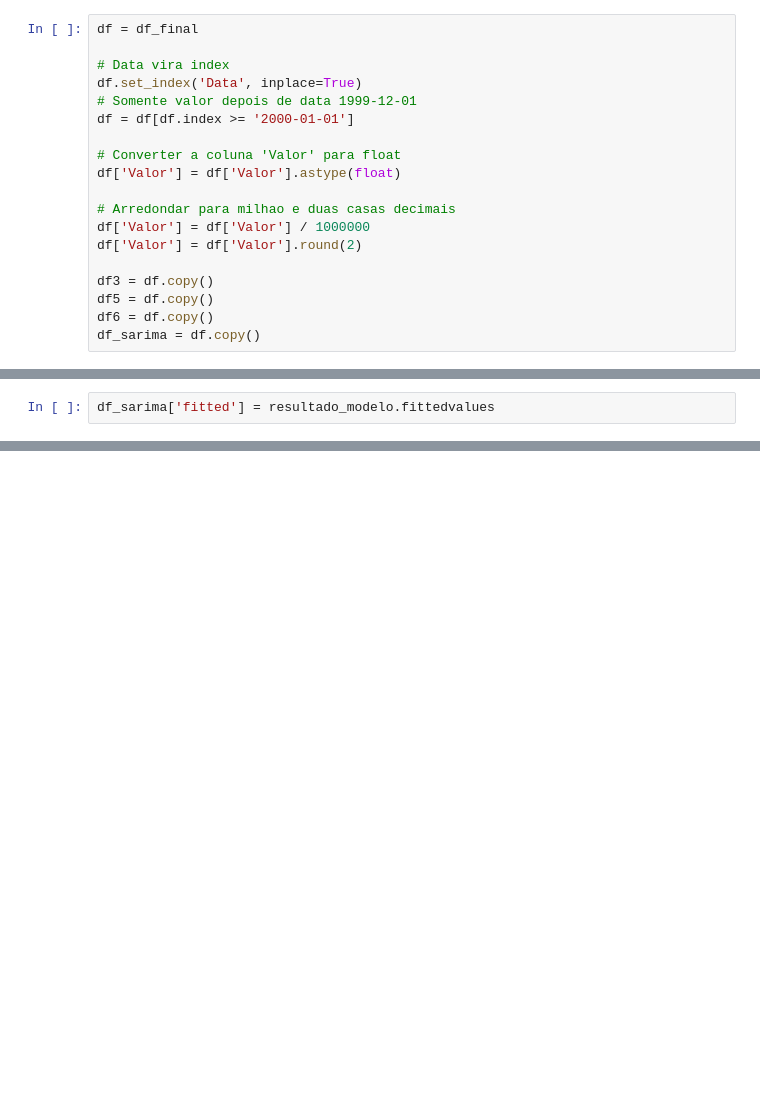
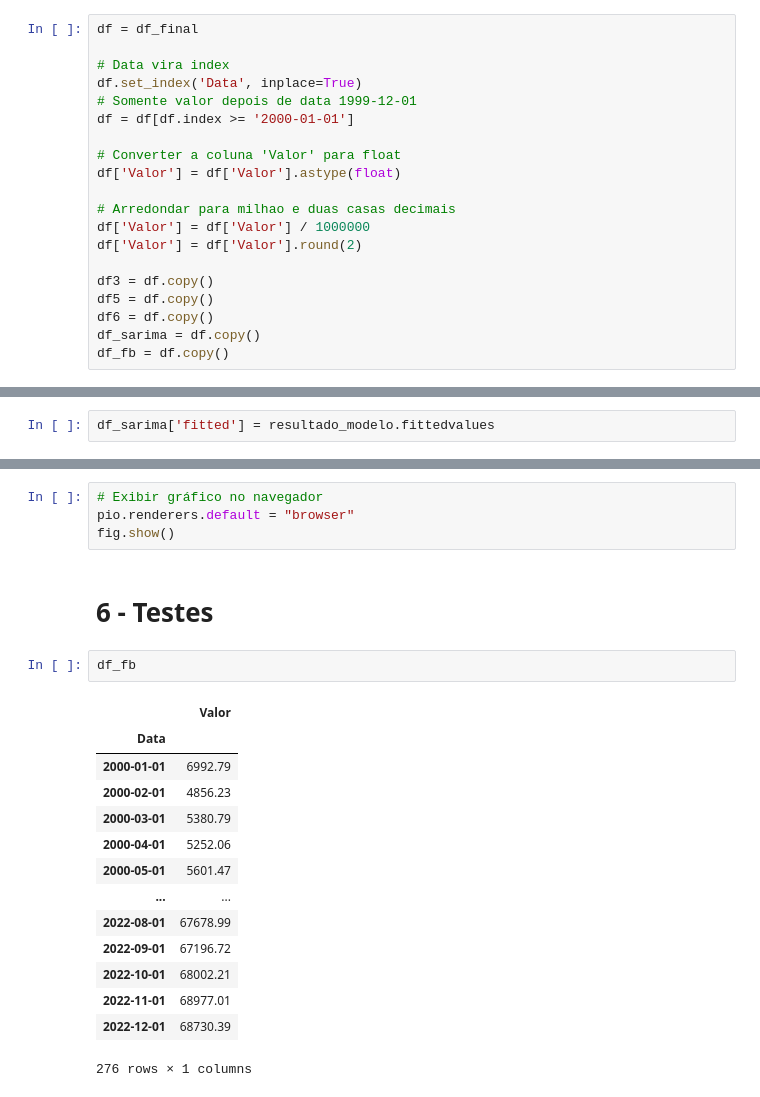
Before and after one commit to victordornelos/tcc_cap3, a Jupyter notebook: cap3.ipynb, the cells around one changed output, grey strips where cells are left out. Saved outputs shown, nothing was run; the diff lists cells and outputs as text; blank space fills up the shorter version.

```diff
--- a/cap3.ipynb
+++ b/cap3.ipynb
@@ -85,6 +85,7 @@ df3 = df.copy()
 df5 = df.copy()
 df6 = df.copy()
 df_sarima = df.copy()
+df_fb = df.copy()
 # %%
 # Ler o arquivo ajustando o cabeçalho para a segunda linha
 df_grupo = pd.read_csv('ativos_grupos.csv', sep=';', encoding='latin1', header=1)
@@ -860,0 +1026,23 @@ plt.show()
+# %%
+# Exibir gráfico no navegador
+pio.renderers.default = "browser"
+fig.show()
+# %% [markdown]
+# 6 - Testes
+# %%
+df_fb
+# %% [output]
+|  | Valor |
+| Data |  |
+| 2000-01-01 | 6992.79 |
+| 2000-02-01 | 4856.23 |
+| 2000-03-01 | 5380.79 |
+| 2000-04-01 | 5252.06 |
+| 2000-05-01 | 5601.47 |
+| ... | ... |
+| 2022-08-01 | 67678.99 |
+| 2022-09-01 | 67196.72 |
+| 2022-10-01 | 68002.21 |
+| 2022-11-01 | 68977.01 |
+| 2022-12-01 | 68730.39 |
+276 rows × 1 columns
```
Also changed, not shown: parts of 15 cells of this notebook, 2 other files.
